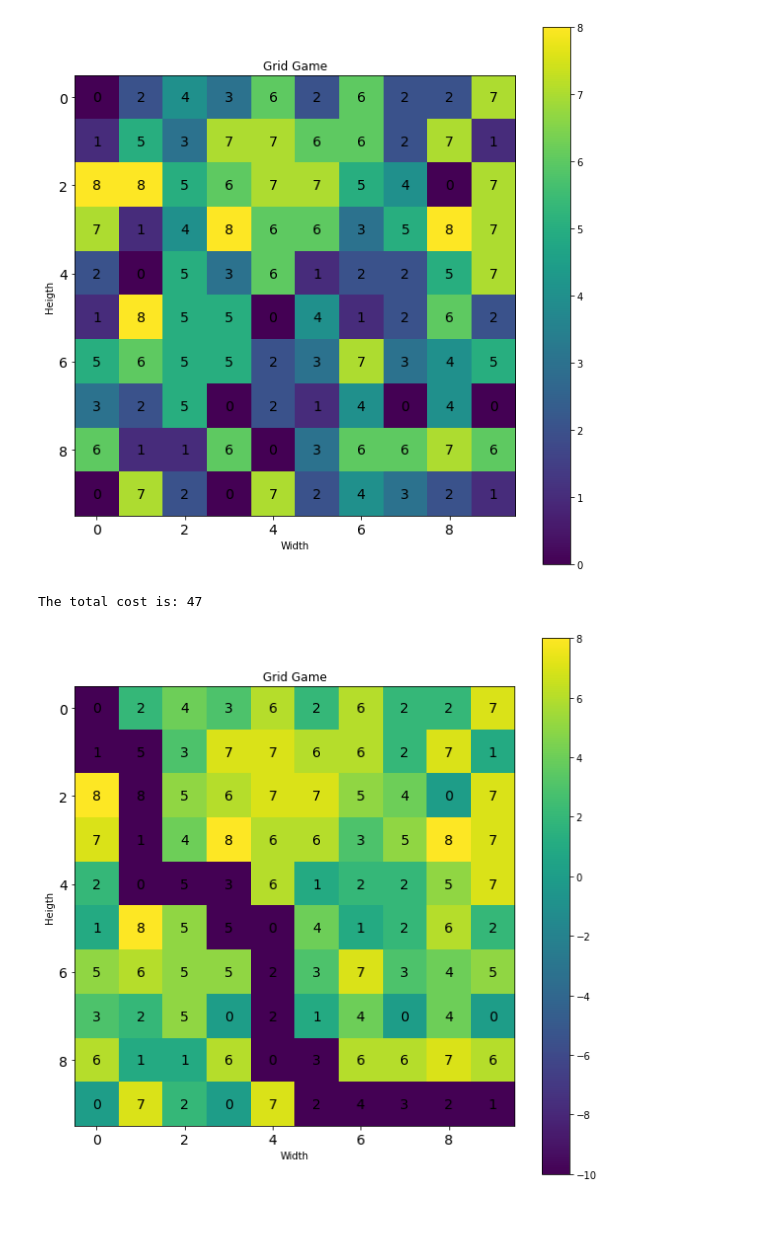
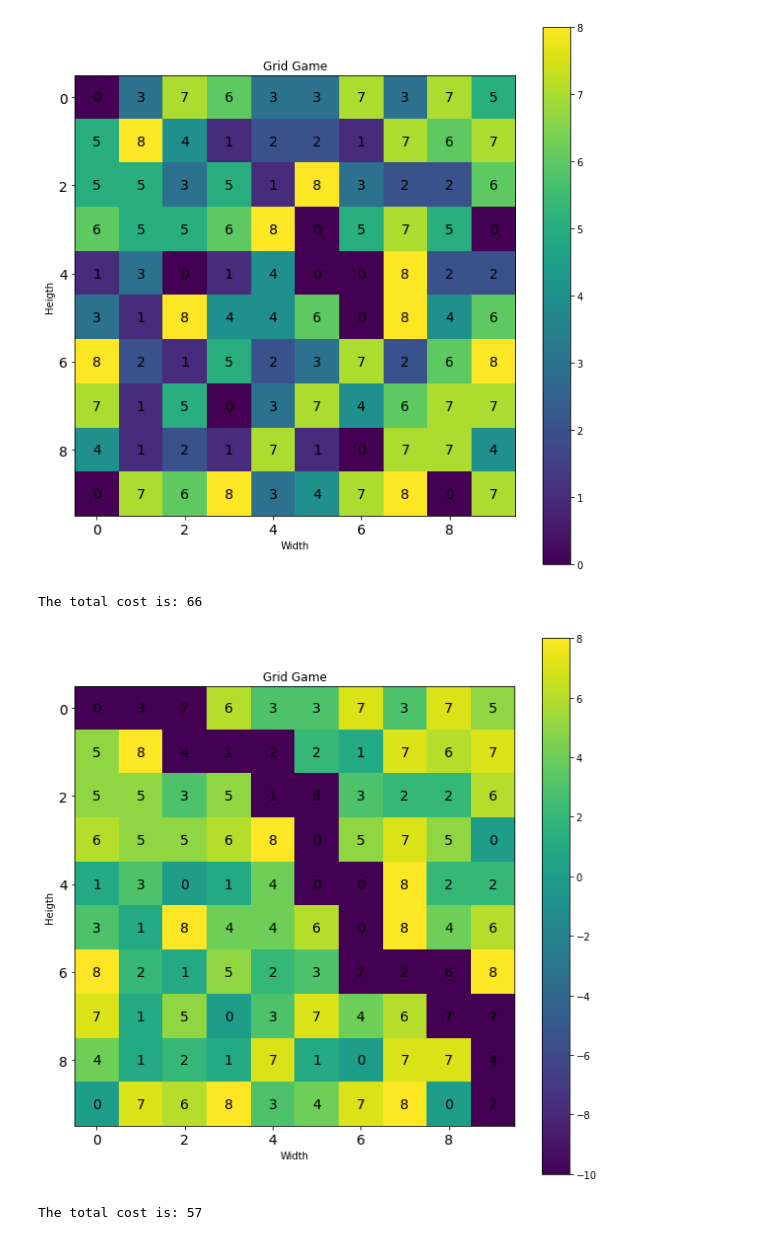
Before and after one commit to Khaliladib11/GridGame, a Jupyter notebook: Grid Game.ipynb, the cells around one changed output. Cells and saved outputs as stored; diff of their text form; code cells hidden in the pictures.

```diff
--- a/Grid Game.ipynb
+++ b/Grid Game.ipynb
@@ -13,10 +13,43 @@ class GridGame(ABC):
     # constructor method to iniialize the game with the height and width an the max number a cell can take, finally create an empty array
     def __init__(self, height=5, width=5, n=9):
 
-        self.height = height
-        self.width = width
-        self.n = n
-        self.grid = []
+        self.__height = height
+        self.__width = width
+        self.__n = n
+        self.__grid = []
+
+
+    @property
+    def height(self):
+        return self.__height
+
+    @height.setter
+    def height(self, height):
+        self.__height = height
+
+    @property
+    def width(self):
+        return self.__width
+
+    @width.setter
+    def width(self, width):
+        self.__width = width
+
+    @property
+    def n(self):
+        return self.__n
+
+    @n.setter
+    def n(self, n):
+        self.__n = n
+
+    @property
+    def grid(self):
+        return self.__grid
+
+    @grid.setter
+    def grid(self, grid):
+        self.__grid = grid
 
 
     # This method is responsible for build the game, essentially filling the grid with numbers
@@ -403,11 +436,15 @@ class AbsoluteValueMode(GridGame):
 # %%
 gridGame = numberInCellMode(10, 10)
 grid = gridGame.buildTheGame()
 gridGame.visualizeTheGrid(grid)
+naive_path = gridGame.findPath(grid)
+cost, newGrid = gridGame.computePath(grid, naive_path)
+gridGame.visualizeTheGrid(newGrid)
 path = gridGame.dijkstra(grid)
 cost, newGrid = gridGame.computePath(grid, path)
 gridGame.visualizeTheGrid(newGrid)
 # %% [output]
-[figure, old version]
+[figure, new version]
-The total cost is: 47
+The total cost is: 66
-[figure, old version]
+[figure, new version]
+The total cost is: 57
```
Also changed, not shown: parts of 4 cells of this notebook, 1 other file.
